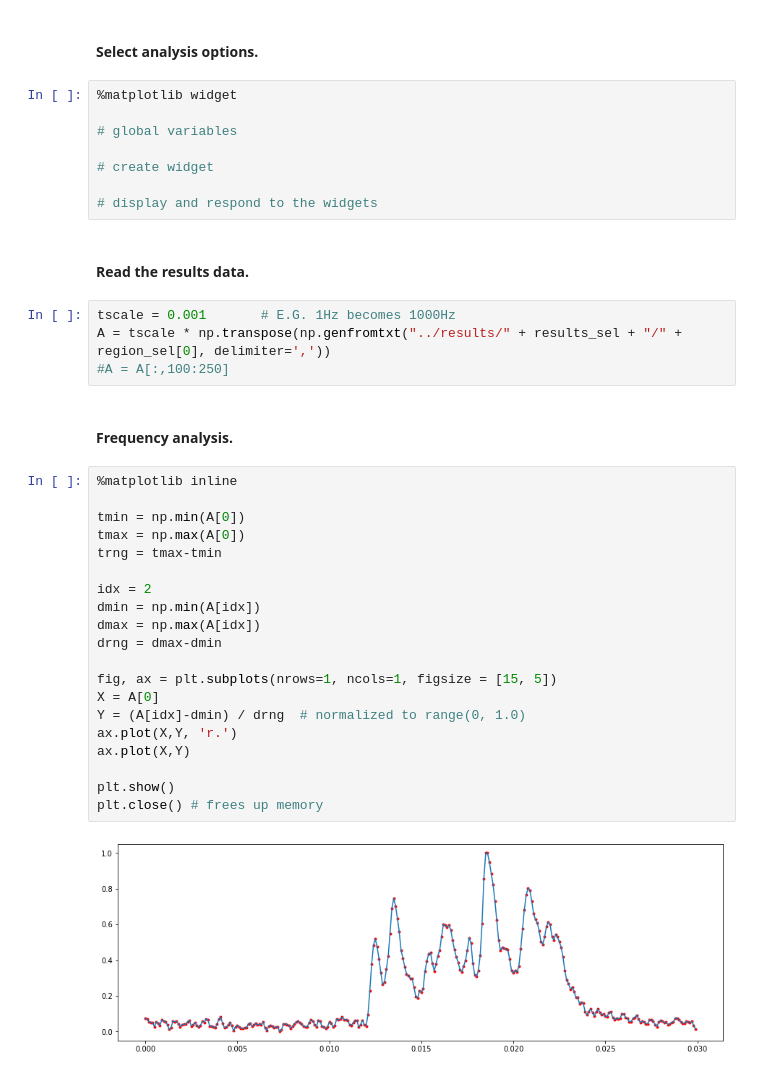
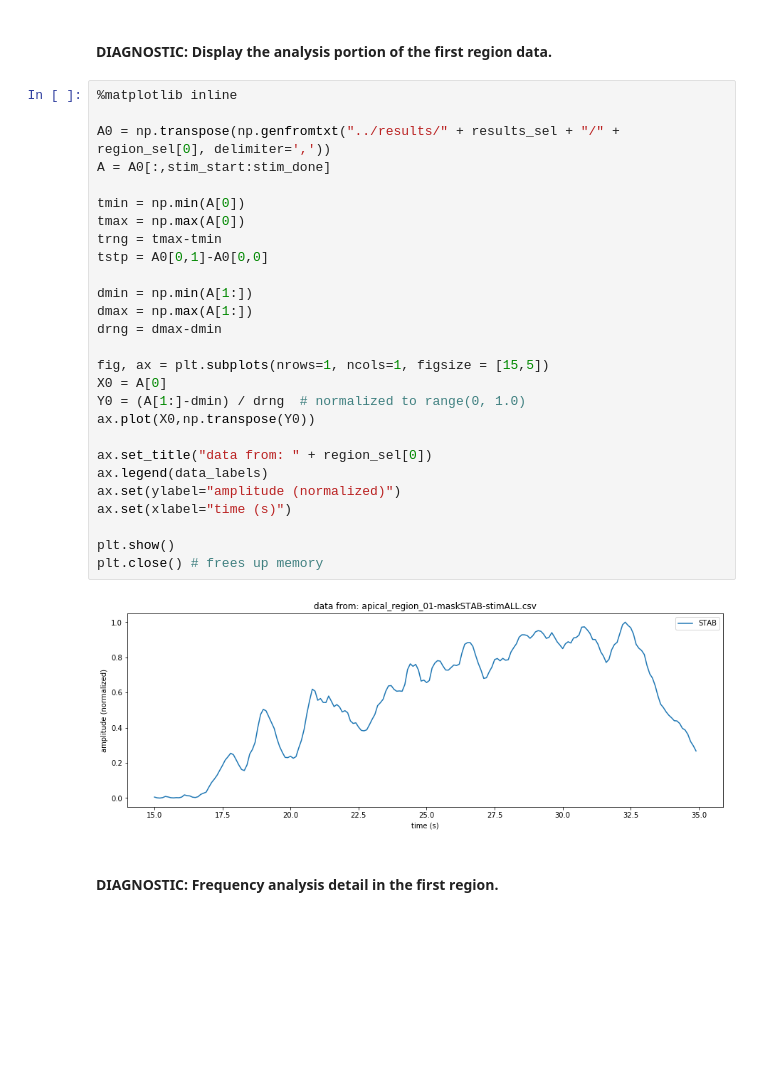
Before and after one commit to jrugis/cell_tools_historical, a Jupyter notebook: IMAGING/notebooks/apical_post_processing_analysis.ipynb, the cells around one changed output. Drawn from its saved outputs; the diff is of its cells as text; blank space fills up the shorter version.

Commit message:
added frequency analysis

```diff
--- a/IMAGING/notebooks/apical_post_processing_analysis.ipynb
+++ b/IMAGING/notebooks/apical_post_processing_analysis.ipynb
@@ -67,40 +88,33 @@ interactive(children=(Select(description='Results dir', layout=Layout(width='400
-# %% [markdown]
-#### Select analysis options.
-# %%
-%matplotlib widget
-
-# global variables
-
-# create widget
-
-# display and respond to the widgets
-# %% [markdown]
-#### Read the results data.
-# %%
-tscale = 0.001       # E.G. 1Hz becomes 1000Hz
-A = tscale * np.transpose(np.genfromtxt("../results/" + results_sel + "/" + region_sel[0], delimiter=','))
-#A = A[:,100:250]
+# %% [markdown]
+#### DIAGNOSTIC: Display the analysis portion of the first region data.
+# %%
+%matplotlib inline
+
+A0 = np.transpose(np.genfromtxt("../results/" + results_sel + "/" + region_sel[0], delimiter=','))
+A = A0[:,stim_start:stim_done]
+
+tmin = np.min(A[0])
+tmax = np.max(A[0])
+trng = tmax-tmin
+tstp = A0[0,1]-A0[0,0]
+
+dmin = np.min(A[1:])
+dmax = np.max(A[1:])
+drng = dmax-dmin
+
+fig, ax = plt.subplots(nrows=1, ncols=1, figsize = [15,5])
+X0 = A[0]
+Y0 = (A[1:]-dmin) / drng  # normalized to range(0, 1.0)
+ax.plot(X0,np.transpose(Y0))
+
+ax.set_title("data from: " + region_sel[0])
+ax.legend(data_labels)
+ax.set(ylabel="amplitude (normalized)")
+ax.set(xlabel="time (s)")
+
+plt.show()
+plt.close() # frees up memory
+# %% [output]
+[figure, added]
 # %% [markdown]
-#### Frequency analysis.
+#### DIAGNOSTIC: Frequency analysis detail in the first region.
-# %%
-%matplotlib inline
-
-tmin = np.min(A[0])
-tmax = np.max(A[0])
-trng = tmax-tmin
-
-idx = 2
-dmin = np.min(A[idx])
-dmax = np.max(A[idx])
-drng = dmax-dmin
-
-fig, ax = plt.subplots(nrows=1, ncols=1, figsize = [15, 5])
-X = A[0]
-Y = (A[idx]-dmin) / drng  # normalized to range(0, 1.0)
-ax.plot(X,Y, 'r.')
-ax.plot(X,Y)
-
-plt.show()
-plt.close() # frees up memory
-# %% [output]
-[figure, removed]
```
Also changed, not shown: parts of 13 cells of this notebook, 2 other files.
